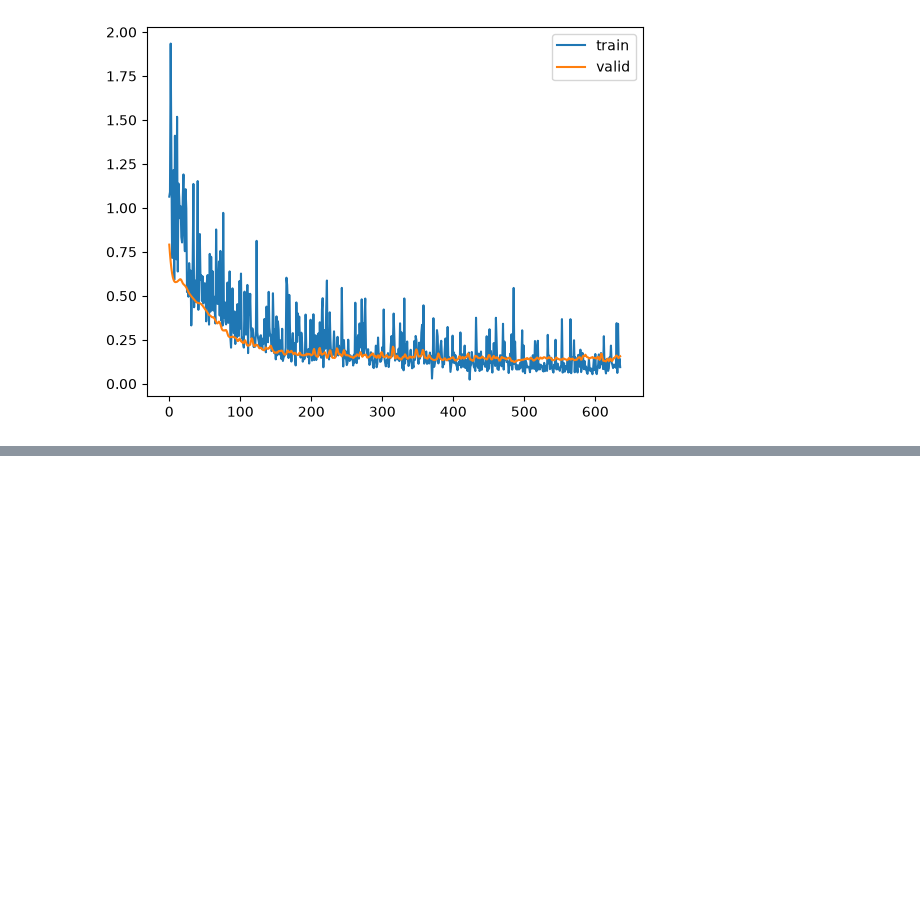
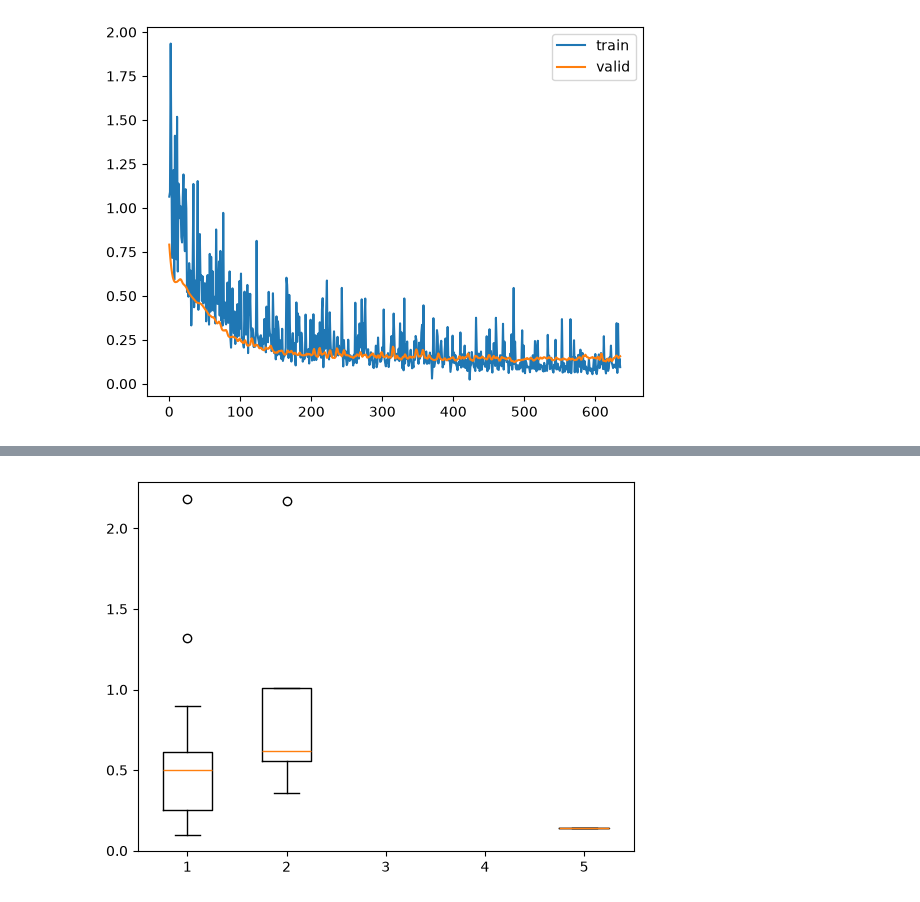
Before and after one commit to JoeyWee1/Recreating-Analysis-of-Deep-learning-rainfall-runoff-predictions-of-extreme-events, a Jupyter notebook: LSTM2.ipynb, the cells around one changed output, grey strips where cells are left out. Drawn from its saved outputs; the diff is of its cells as text; code cells hidden in the pictures; blank space fills up the shorter version.

```diff
--- a/LSTM2.ipynb
+++ b/LSTM2.ipynb
@@ -276,0 +374,5 @@ plt.show()
+# %%
+plt.boxplot(error_peak_Q_binned, label=['0-5', '5-25', '25-50','50-100','100+'])
+plt.show()
+# %% [output]
+[figure, added]
```
Also changed, not shown: parts of 2 cells of this notebook.
